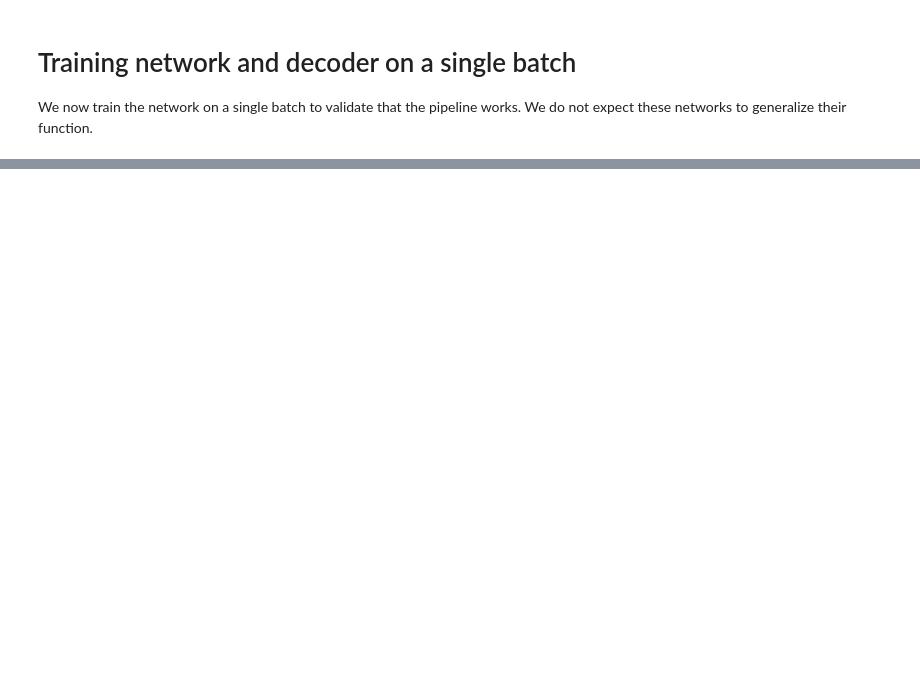
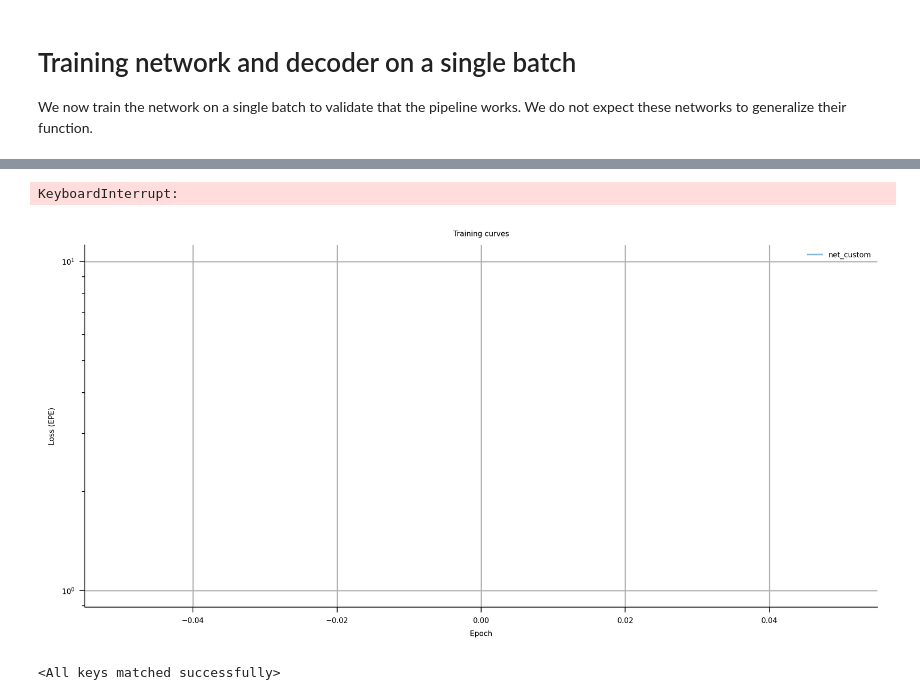
Before and after one commit to greenfire0/flyvis, a Jupyter notebook: examples/mc/02_flyvision_optic_flow_task.ipynb, the cells around one changed output, grey strips where cells are left out. Saved outputs shown, nothing was run; the diff lists cells and outputs as text; code cells hidden in the pictures; blank space fills up the shorter version.

```diff
--- a/examples/mc/02_flyvision_optic_flow_task.ipynb
+++ b/examples/mc/02_flyvision_optic_flow_task.ipynb
@@ -801 +746,76 @@ plt.show()
+# %%
+epochs = 500                                    # ← any number you like
+def grad_stats(model: torch.nn.Module) -> float:
+    g = [p.grad.abs().mean() for p in model.parameters() if p.grad is not None]
+    return torch.stack(g).mean().item() if g else 0.
+
+
+
+# ── set-up (same as before) ────────────────────────────────────────────
+errors_custom = []
+
+
+opt_custom  = Adam((*net_custom.parameters(),  *decoder_custom.parameters()),  lr=lr)
+
+# ── training loop with nice tqdm output ───────────────────────────────
+for e in range(epochs):
+    pb = tqdm(train_loader, desc=f"Epoch {e+1}/{epochs}", leave=False,miniters=50)  # one bar per epoch
+    epoch_loss_custom  = 0.0
+    epoch_loss_default = 0.0
+
+    for lum, flow in ((b["lum"], b["flow"]) for b in pb):
+        # zero & feed input
+        opt_custom.zero_grad();  net_custom.stimulus.zero();  net_custom.stimulus.add_input(lum)
+
+        # forward
+        act_cust  = net_custom(net_custom.stimulus(),  dt=1/50, state=initial_state_custom)
+        y_cust    = decoder_custom(act_cust)
+
+        # loss & back-prop
+        loss_cust = loss_fn(y_cust, flow);
+        loss_cust.backward();
+        opt_custom.step();
+
+        epoch_loss_custom  += loss_cust.item()
+        pb.set_postfix({
+            "batch_cust": f"{loss_cust.item():.4f}",
+        })
+        #if e % 1 == 0:  # debug every epoch
+        #    print(f"ep{e:02d}  "
+        #        f"mean|grad| net={grad_stats(net_custom):.2e}  "
+        #        f"dec={grad_stats(decoder_custom):.2e}  "
+        #        f"loss={loss_cust.item():.4f}")
+
+    # epoch means
+    epoch_loss_custom  /= len(train_loader)
+    errors_custom.append(epoch_loss_custom)
+
+    pb.write(f"Epoch {e+1:>3}: custom={epoch_loss_custom:.4f}")
+
+
+plt.figure(figsize=(8,4))
+plt.plot(errors_custom,  label="net_custom",   alpha=0.5)
+plt.yscale("log"); plt.xlabel("Epoch"); plt.ylabel("Loss (EPE)")
+plt.title("Training curves"); plt.grid(True); plt.legend(); plt.tight_layout(); plt.show()
+
+torch.save(net_custom.state_dict(), "net_custom_weights_500.pth")
+torch.save(decoder_custom.state_dict(), "decoder_custom_weights_500.pth")
+# %% [output]
+KeyboardInterrupt:
+# %%
+
+
+plt.figure(figsize=(8,4))
+plt.plot(errors_custom,  label="net_custom",   alpha=0.5)
+plt.yscale("log"); plt.xlabel("Epoch"); plt.ylabel("Loss (EPE)")
+plt.title("Training curves"); plt.grid(True); plt.legend(); plt.tight_layout(); plt.show()
+# %% [output]
+[figure, added]
+# %%
+net_custom.load_state_dict(torch.load("net_custom_weights.pth",
+                                      map_location="cpu"))     # or "cuda:0"
+decoder_custom.load_state_dict(torch.load("decoder_custom_weights.pth",
+                                          map_location="cpu"))
+# %% [output]
+<All keys matched successfully>
 # %%
```
Also changed, not shown: parts of 53 cells of this notebook, 8 other files.
